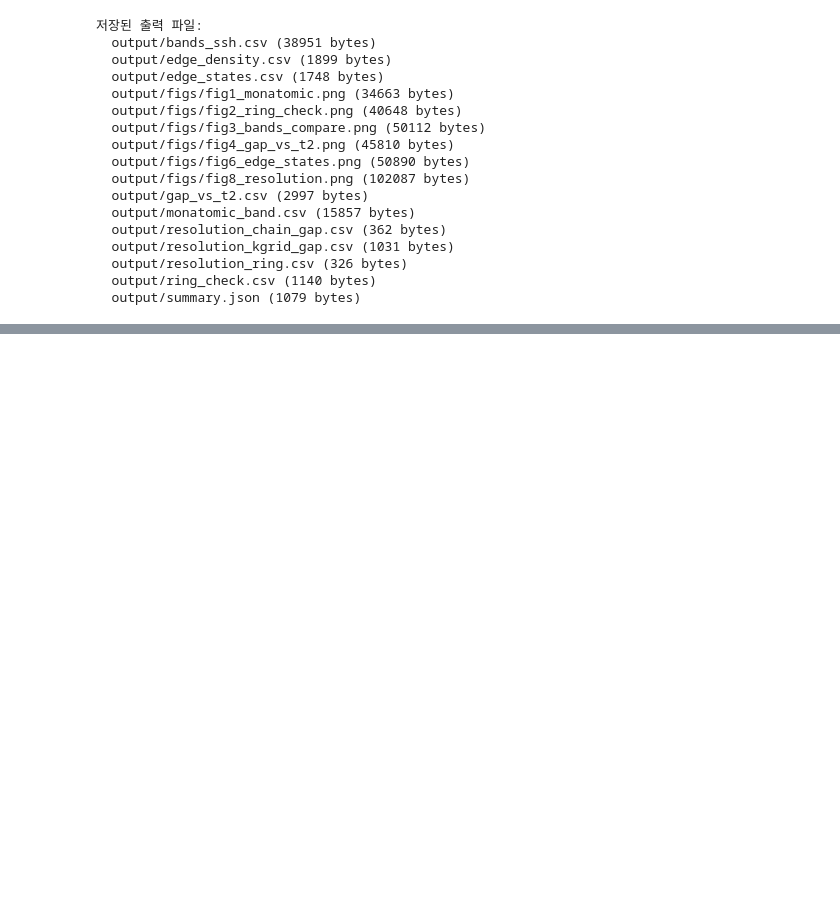
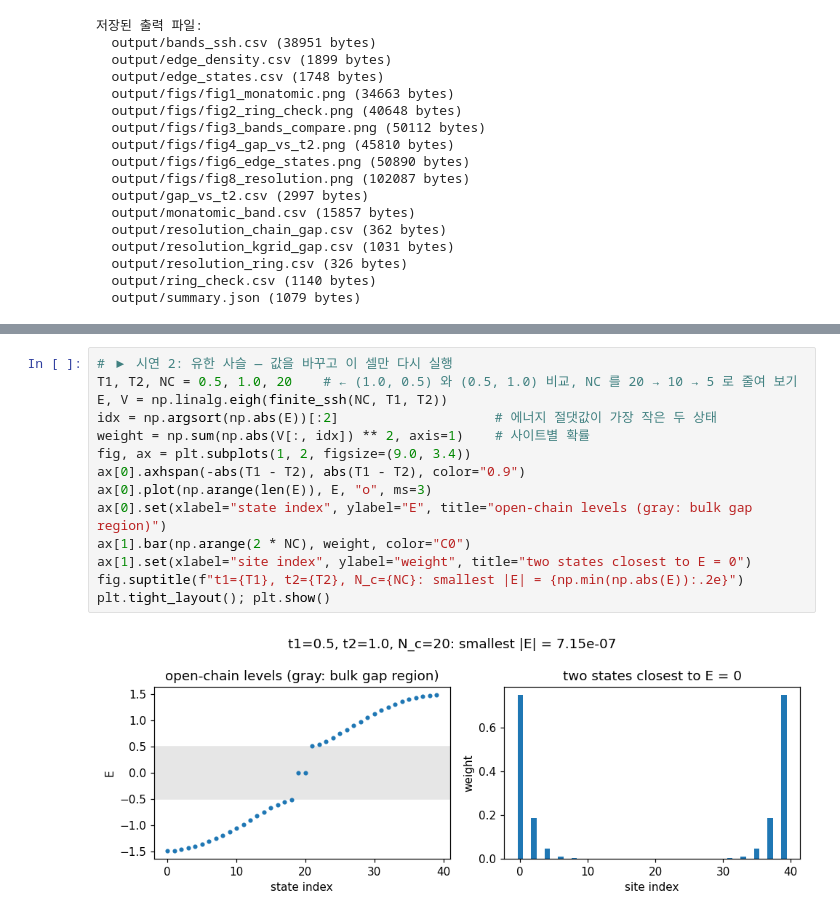
Before and after one commit to hyosan1423/computational-physics, a Jupyter notebook: midterm-tight-binding/tight_binding.ipynb, the cells around one changed output, grey strips where cells are left out. Cells and saved outputs as stored; diff of their text form; blank space fills up the shorter version.

```diff
--- a/midterm-tight-binding/tight_binding.ipynb
+++ b/midterm-tight-binding/tight_binding.ipynb
@@ -539,0 +557,16 @@ for p in sorted(OUT.rglob("*")):
+# %%
+# ▶ 시연 2: 유한 사슬 — 값을 바꾸고 이 셀만 다시 실행
+T1, T2, NC = 0.5, 1.0, 20    # ← (1.0, 0.5) 와 (0.5, 1.0) 비교, NC 를 20 → 10 → 5 로 줄여 보기
+E, V = np.linalg.eigh(finite_ssh(NC, T1, T2))
+idx = np.argsort(np.abs(E))[:2]                    # 에너지 절댓값이 가장 작은 두 상태
+weight = np.sum(np.abs(V[:, idx]) ** 2, axis=1)    # 사이트별 확률
+fig, ax = plt.subplots(1, 2, figsize=(9.0, 3.4))
+ax[0].axhspan(-abs(T1 - T2), abs(T1 - T2), color="0.9")
+ax[0].plot(np.arange(len(E)), E, "o", ms=3)
+ax[0].set(xlabel="state index", ylabel="E", title="open-chain levels (gray: bulk gap region)")
+ax[1].bar(np.arange(2 * NC), weight, color="C0")
+ax[1].set(xlabel="site index", ylabel="weight", title="two states closest to E = 0")
+fig.suptitle(f"t1={T1}, t2={T2}, N_c={NC}: smallest |E| = {np.min(np.abs(E)):.2e}")
+plt.tight_layout(); plt.show()
+# %% [output]
+[figure, added]
```
Also changed, not shown: parts of 3 cells of this notebook, 19 other files.
